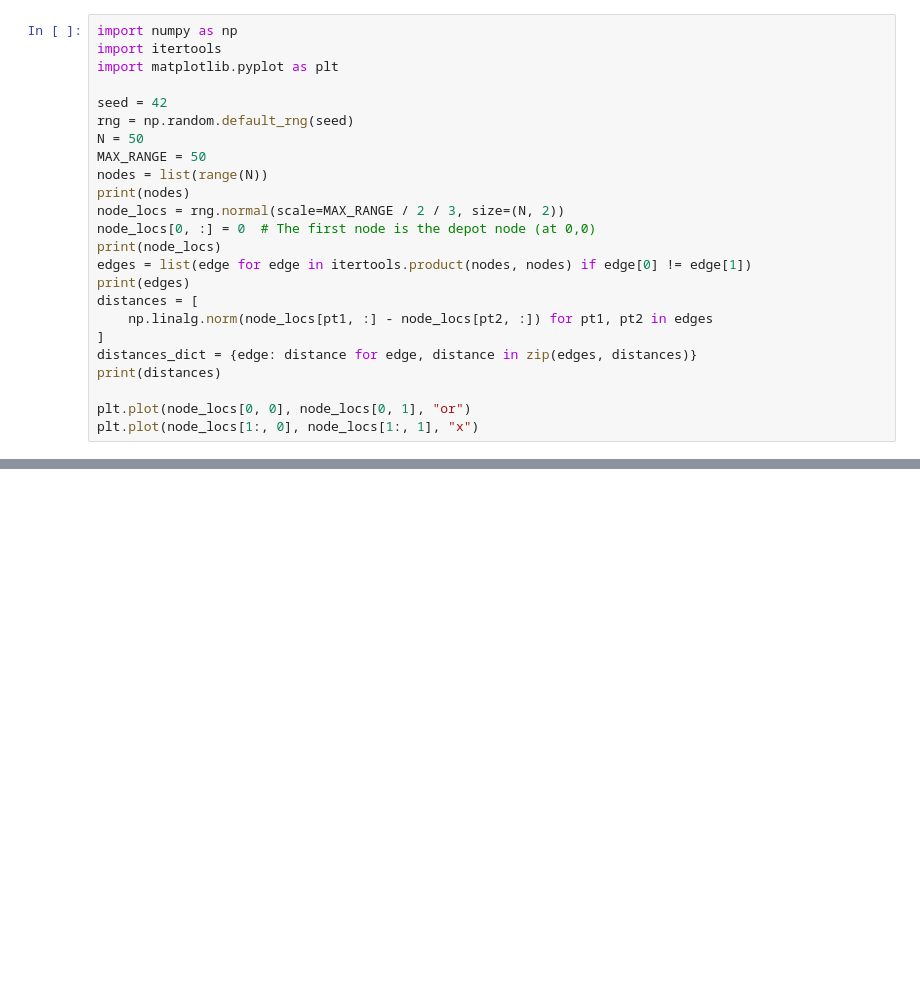
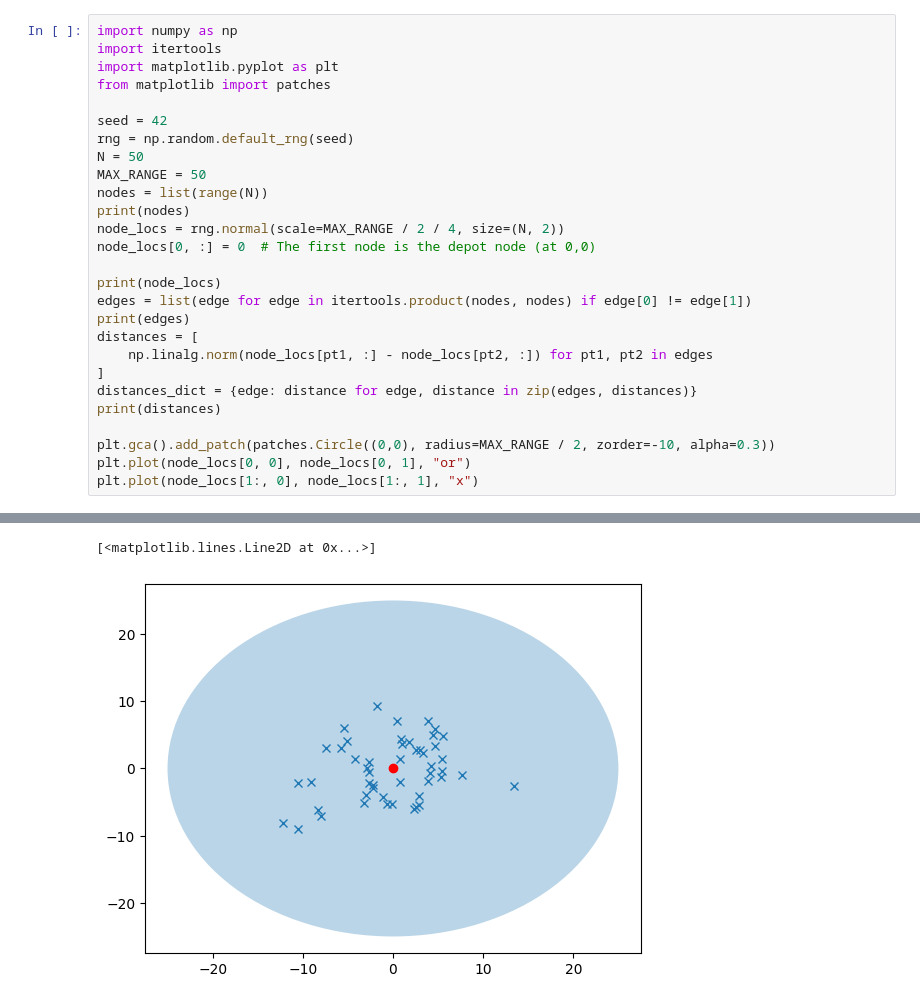
Before and after one commit to jwhtkr/explore-evrp, a Jupyter notebook: evrp.ipynb, the cells around one changed output, grey strips where cells are left out. Drawn from its saved outputs; the diff is of its cells as text; blank space fills up the shorter version.

```diff
--- a/evrp.ipynb
+++ b/evrp.ipynb
@@ -2,6 +2,7 @@
 import numpy as np
 import itertools
 import matplotlib.pyplot as plt
+from matplotlib import patches
 
 seed = 42
 rng = np.random.default_rng(seed)
@@ -9,8 +10,9 @@ N = 50
 MAX_RANGE = 50
 nodes = list(range(N))
 print(nodes)
-node_locs = rng.normal(scale=MAX_RANGE / 2 / 3, size=(N, 2))
+node_locs = rng.normal(scale=MAX_RANGE / 2 / 4, size=(N, 2))
 node_locs[0, :] = 0  # The first node is the depot node (at 0,0)
+
 print(node_locs)
 edges = list(edge for edge in itertools.product(nodes, nodes) if edge[0] != edge[1])
 print(edges)
@@ -20,5 +22,7 @@ distances = [
 distances_dict = {edge: distance for edge, distance in zip(edges, distances)}
 print(distances)
 
+plt.gca().add_patch(patches.Circle((0,0), radius=MAX_RANGE / 2, zorder=-10, alpha=0.3))
 plt.plot(node_locs[0, 0], node_locs[0, 1], "or")
 plt.plot(node_locs[1:, 0], node_locs[1:, 1], "x")
+# %% [output]
@@ -25,3 +46,5 @@ plt.plot(node_locs[1:, 0], node_locs[1:, 1], "x")
+[<matplotlib.lines.Line2D at 0x...>]
+[figure, added]
 # %%
 import gurobipy as gp
 import matplotlib.pyplot as plt
```
Also changed, not shown: parts of 6 cells of this notebook.
